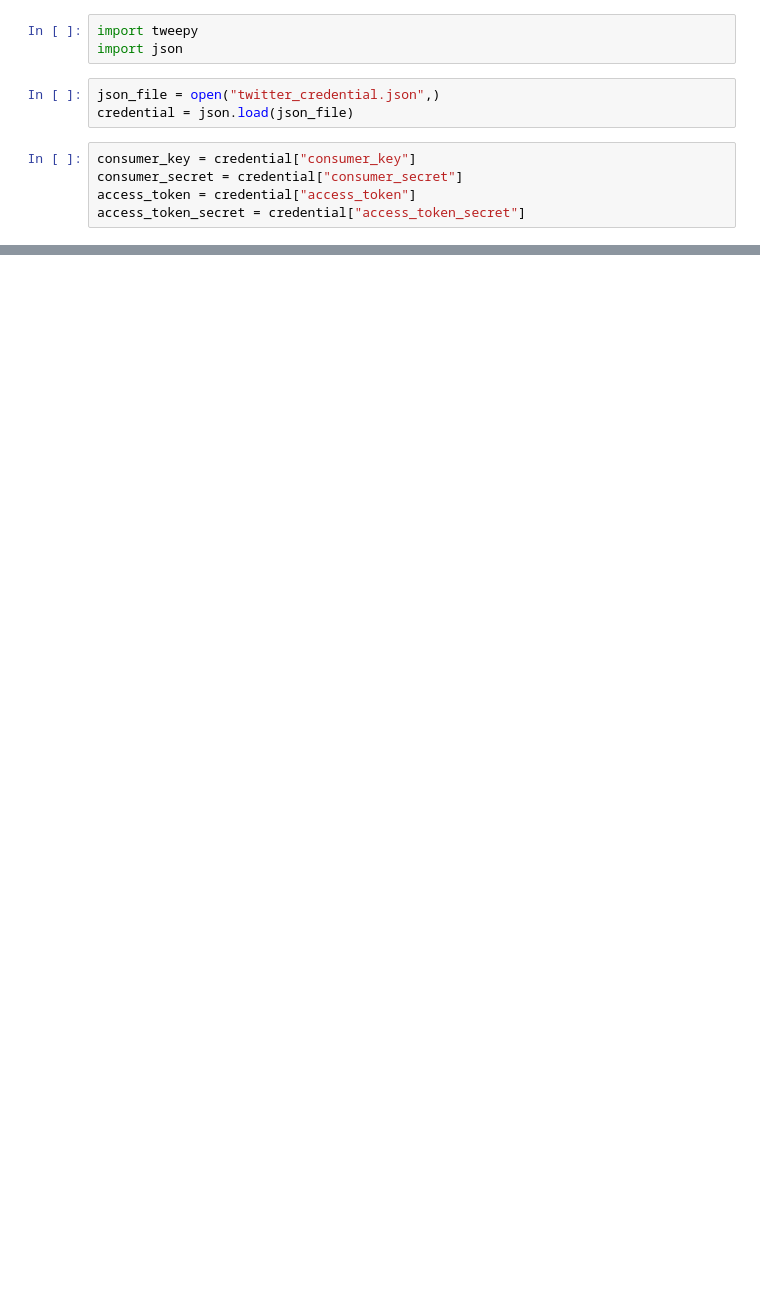
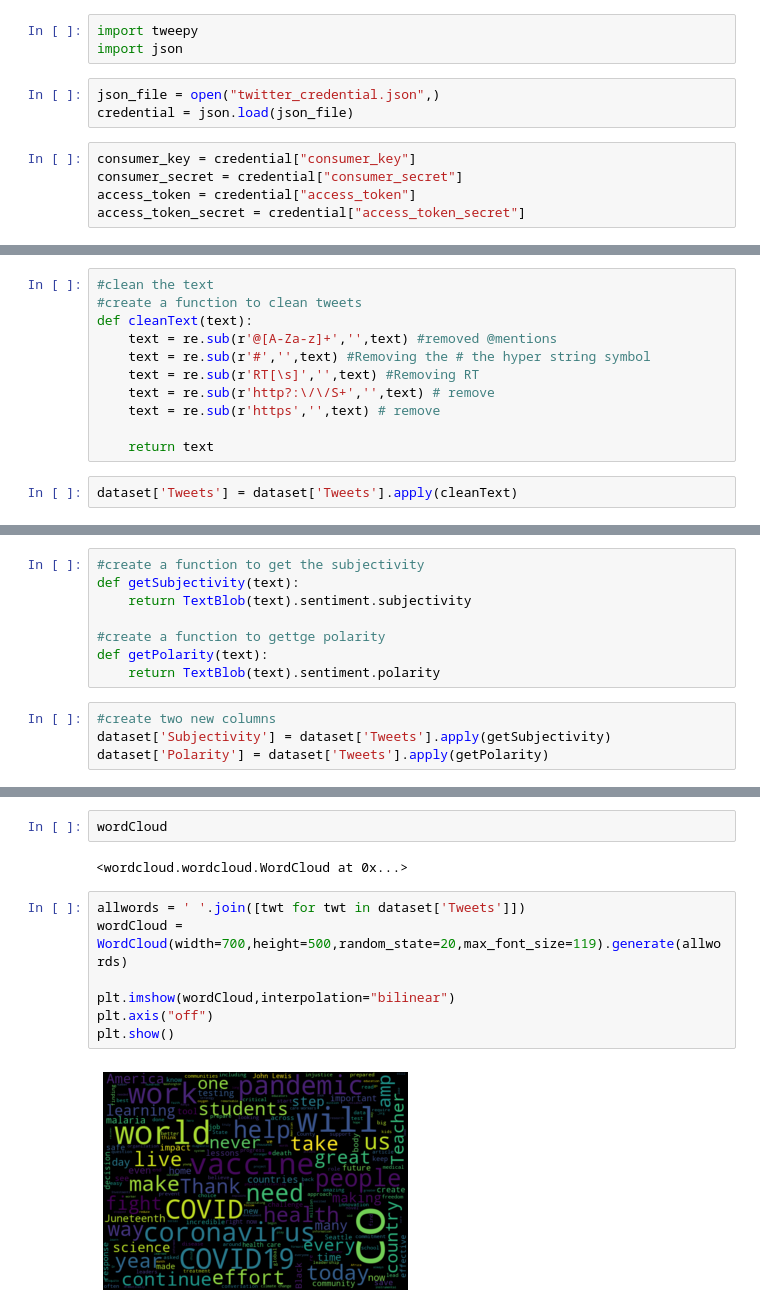
Before and after one commit to Princeshaw/Twitter-Sentiment-Analysis, a Jupyter notebook: twitter_analysis.ipynb, the cells around one changed output, grey strips where cells are left out. Cells and saved outputs as stored; diff of their text form; blank space fills up the shorter version.

Commit message:
Fetch all the tweets from bilgates and build a wordcloud

```diff
--- a/twitter_analysis.ipynb
+++ b/twitter_analysis.ipynb
@@ -38,0 +82,13 @@ RT @RenGeekness: I want people who know little about Doctor Fate to keep it that
+# %%
+#clean the text
+#create a function to clean tweets
+def cleanText(text):
+    text = re.sub(r'@[A-Za-z]+','',text) #removed @mentions
+    text = re.sub(r'#','',text) #Removing the # the hyper string symbol
+    text = re.sub(r'RT[\s]','',text) #Removing RT
+    text = re.sub(r'http?:\/\/S+','',text) # remove
+    text = re.sub(r'https','',text) # remove
+
+    return text
+# %%
+dataset['Tweets'] = dataset['Tweets'].apply(cleanText)
@@ -38,0 +102,12 @@ RT @RenGeekness: I want people who know little about Doctor Fate to keep it that
+# %%
+#create a function to get the subjectivity
+def getSubjectivity(text):
+    return TextBlob(text).sentiment.subjectivity
+
+#create a function to gettge polarity
+def getPolarity(text):
+    return TextBlob(text).sentiment.polarity
+# %%
+#create two new columns
+dataset['Subjectivity'] = dataset['Tweets'].apply(getSubjectivity)
+dataset['Polarity'] = dataset['Tweets'].apply(getPolarity)
@@ -38,0 +130,13 @@ RT @RenGeekness: I want people who know little about Doctor Fate to keep it that
+# %%
+wordCloud
+# %% [output]
+<wordcloud.wordcloud.WordCloud at 0x...>
+# %%
+allwords = ' '.join([twt for twt in dataset['Tweets']])
+wordCloud = WordCloud(width=700,height=500,random_state=20,max_font_size=119).generate(allwords)
+
+plt.imshow(wordCloud,interpolation="bilinear")
+plt.axis("off")
+plt.show()
+# %% [output]
+[figure, added]
```
Also changed, not shown: parts of 8 cells of this notebook.
